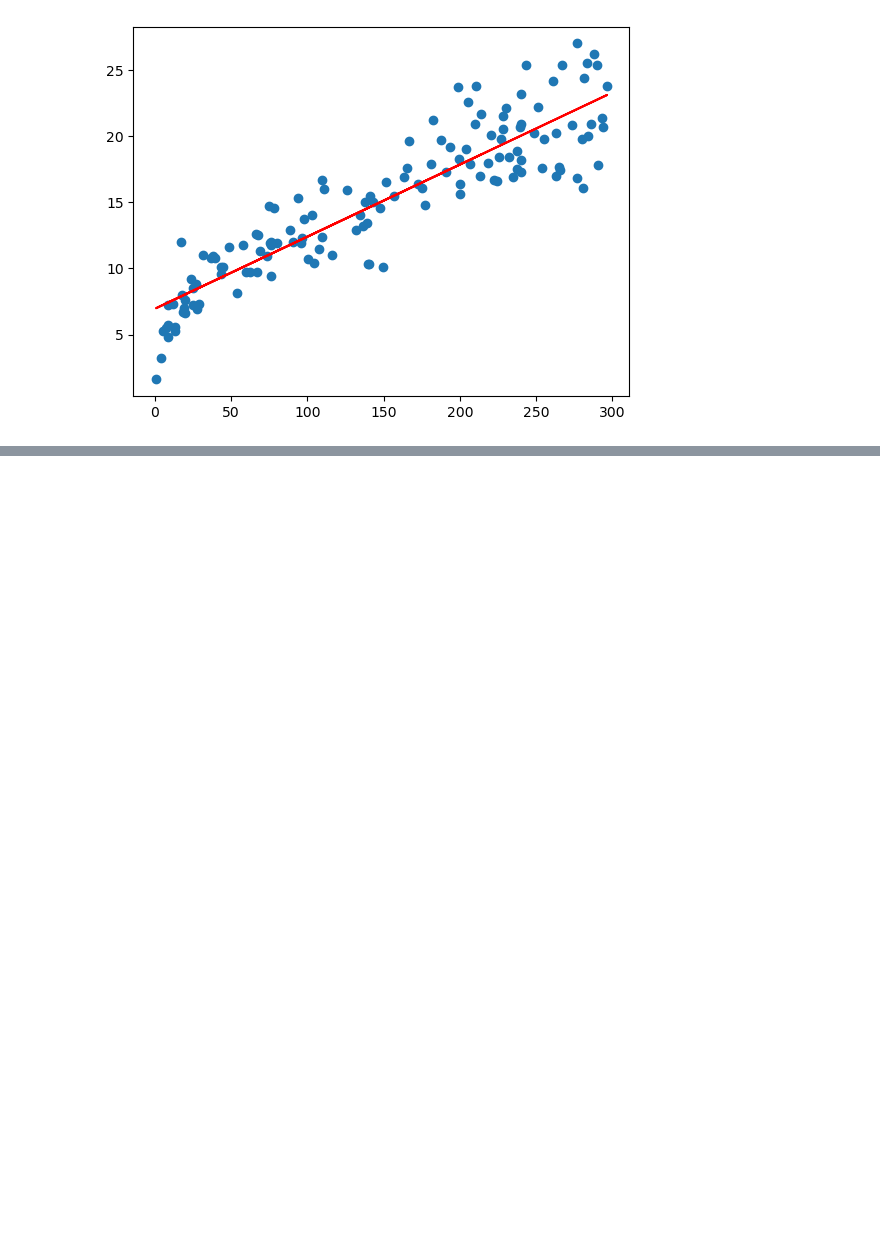
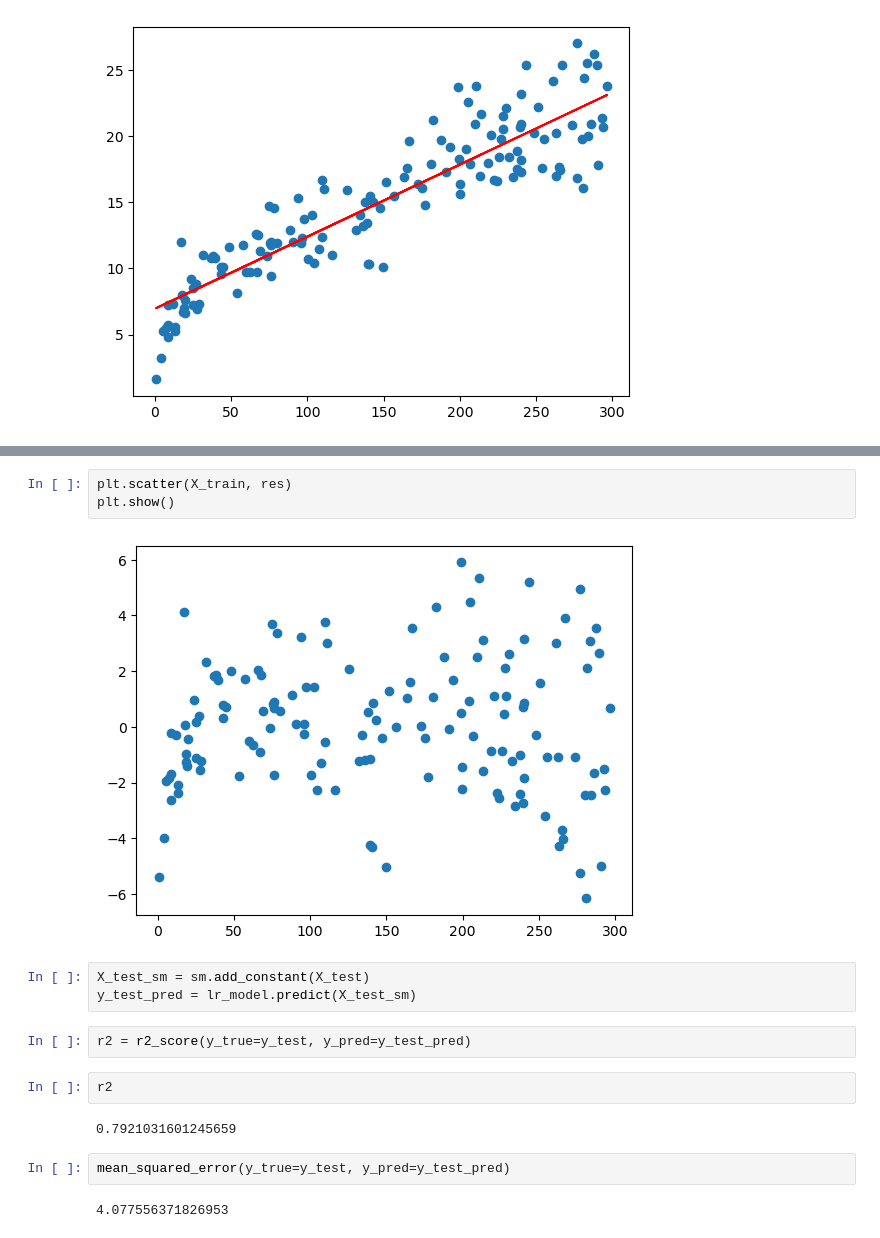
Before and after one commit to AnkitSalian/Machine_Learning_Notes, a Jupyter notebook: LinearRegression/Simple Linear Regression in Python/Linear_Regression.ipynb, the cells around one changed output, grey strips where cells are left out. Saved outputs shown, nothing was run; the diff lists cells and outputs as text; blank space fills up the shorter version.

```diff
--- a/LinearRegression/Simple Linear Regression in Python/Linear_Regression.ipynb
+++ b/LinearRegression/Simple Linear Regression in Python/Linear_Regression.ipynb
@@ -131,0 +159,18 @@ plt.show()
+# %%
+plt.scatter(X_train, res)
+plt.show()
+# %% [output]
+[figure, added]
+# %%
+X_test_sm = sm.add_constant(X_test)
+y_test_pred = lr_model.predict(X_test_sm)
+# %%
+r2 = r2_score(y_true=y_test, y_pred=y_test_pred)
+# %%
+r2
+# %% [output]
+0.7921031601245659
+# %%
+mean_squared_error(y_true=y_test, y_pred=y_test_pred)
+# %% [output]
+4.077556371826953
```
Also changed, not shown: parts of 17 cells of this notebook.
